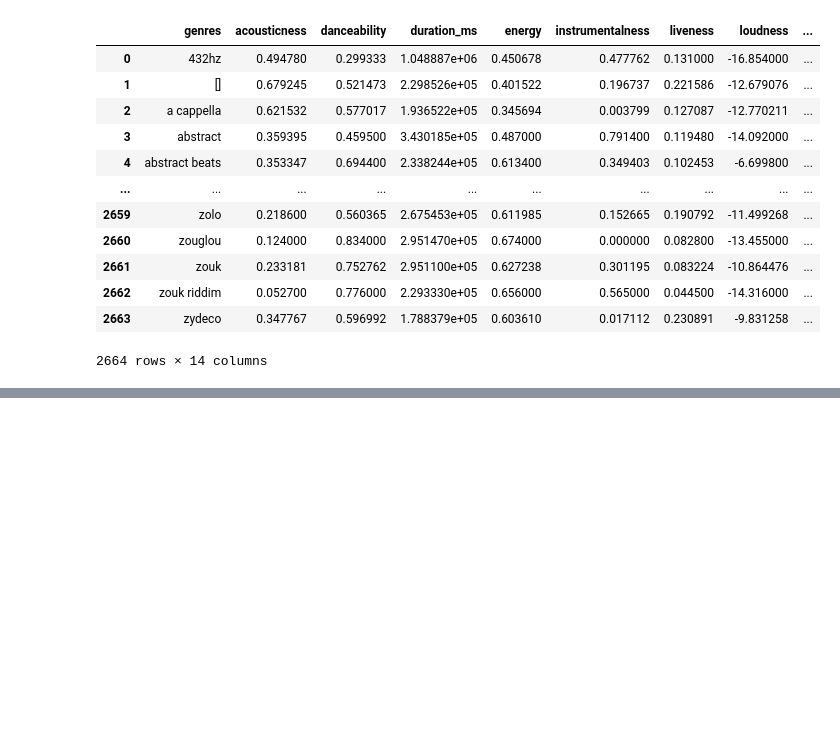
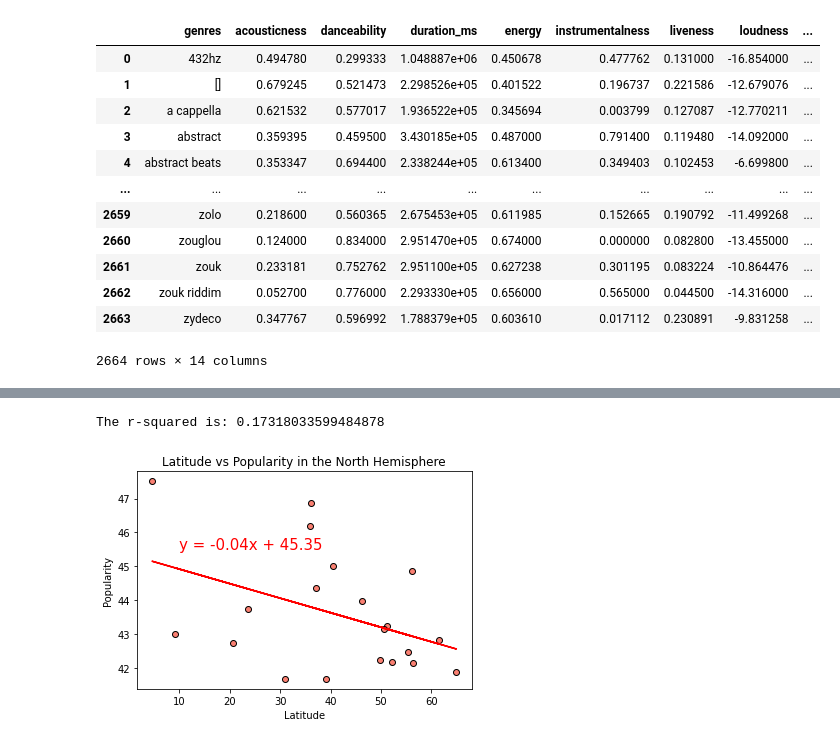
Before and after one commit to DataBerenicenz/Epsilon_Team, a Jupyter notebook: +Gaby/Spotify.ipynb, the cells around one changed output, grey strips where cells are left out. Saved outputs shown, nothing was run; the diff lists cells and outputs as text; code cells hidden in the pictures; blank space fills up the shorter version.

```diff
--- a/+Gaby/Spotify.ipynb
+++ b/+Gaby/Spotify.ipynb
@@ -129,0 +215,5 @@ plt.scatter(merge_df["Avg Temp"],merge_df["Valence"], facecolors="salmon", edgec
+# %%
+northScatterPlt("Latitude","Popularity")
+# %% [output]
+The r-squared is: 0.17318033599484878
+[figure, added]
```
Also changed, not shown: parts of 21 cells of this notebook.
